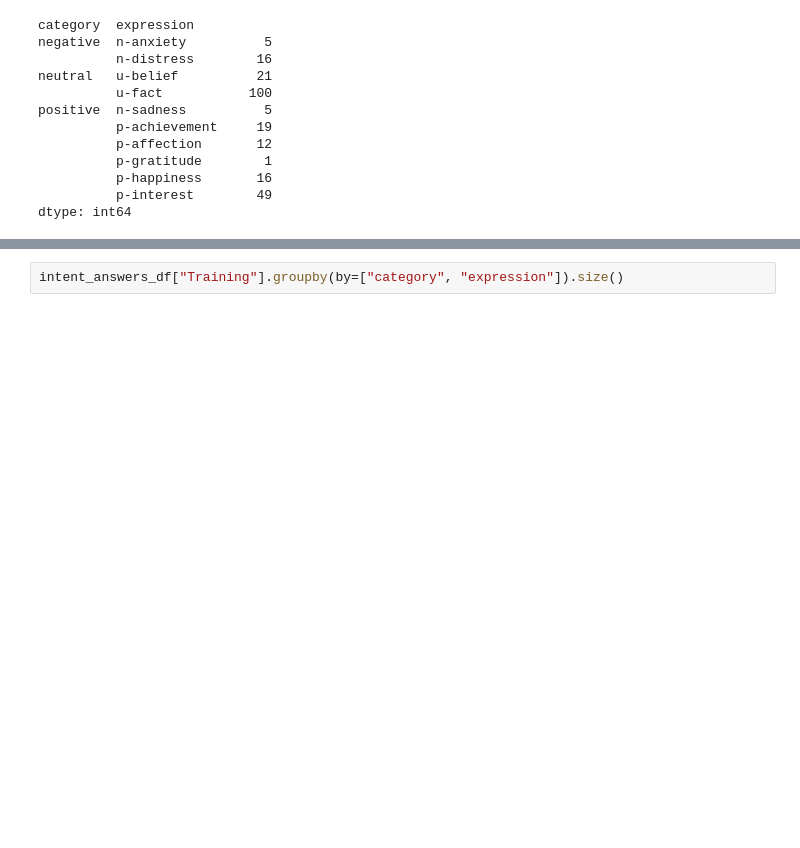
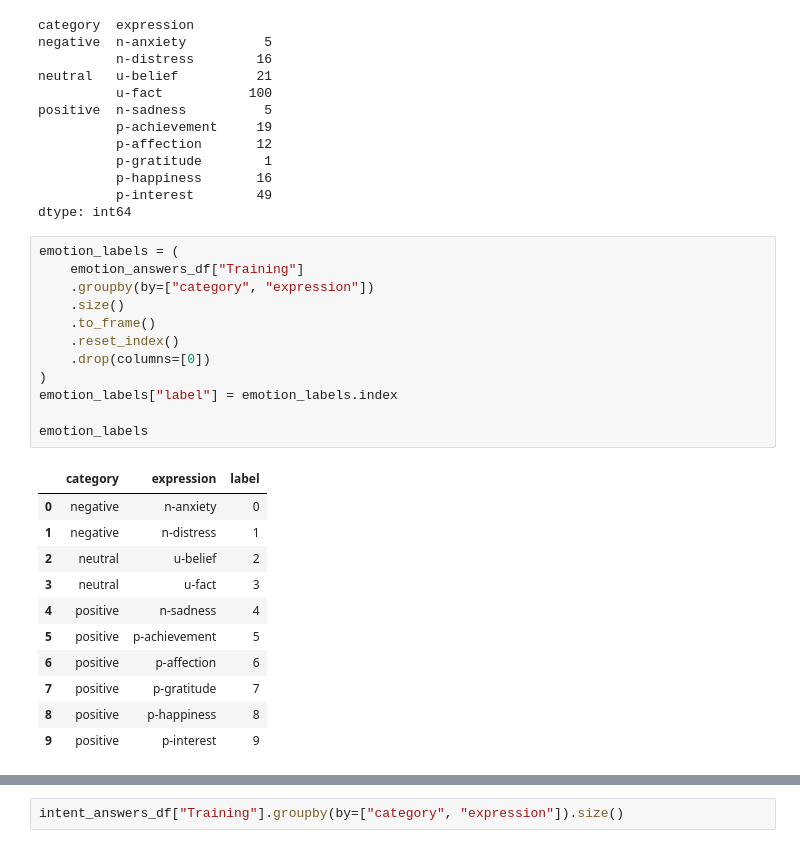
Before and after one commit to d102-preview/preview, a Jupyter notebook: api-ai/ai/10.preprocess_answers.ipynb, the cells around one changed output, grey strips where cells are left out. Cells and saved outputs as stored; diff of their text form; blank space fills up the shorter version.

```diff
--- a/api-ai/ai/10.preprocess_answers.ipynb
+++ b/api-ai/ai/10.preprocess_answers.ipynb
@@ -182,3 +184,27 @@ positive  n-sadness          5
           p-happiness       16
           p-interest        49
 dtype: int64
+# %%
+emotion_labels = (
+    emotion_answers_df["Training"]
+    .groupby(by=["category", "expression"])
+    .size()
+    .to_frame()
+    .reset_index()
+    .drop(columns=[0])
+)
+emotion_labels["label"] = emotion_labels.index
+
+emotion_labels
+# %% [output]
+|  | category | expression | label |
+| 0 | negative | n-anxiety | 0 |
+| 1 | negative | n-distress | 1 |
+| 2 | neutral | u-belief | 2 |
+| 3 | neutral | u-fact | 3 |
+| 4 | positive | n-sadness | 4 |
+| 5 | positive | p-achievement | 5 |
+| 6 | positive | p-affection | 6 |
+| 7 | positive | p-gratitude | 7 |
+| 8 | positive | p-happiness | 8 |
+| 9 | positive | p-interest | 9 |
```
Also changed, not shown: parts of 8 cells of this notebook.
